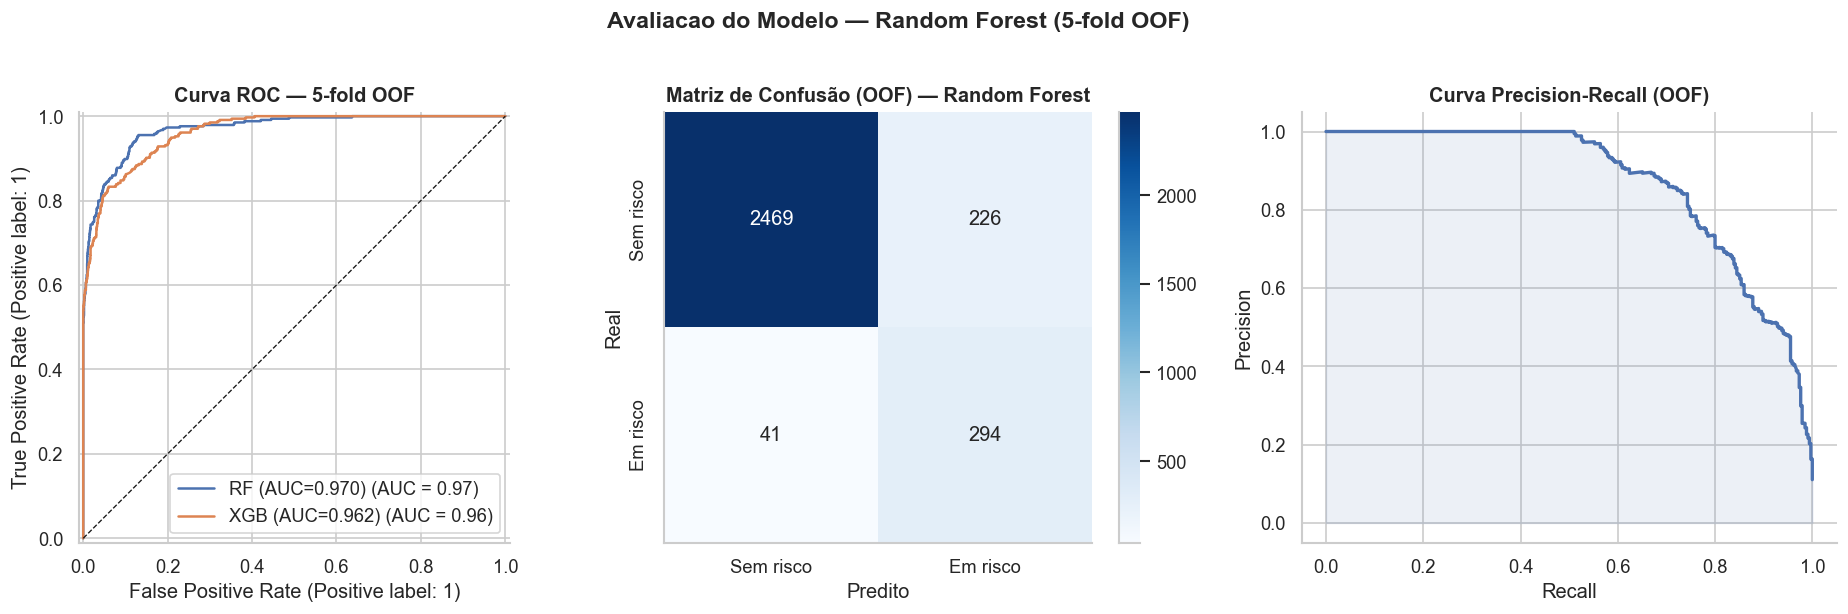
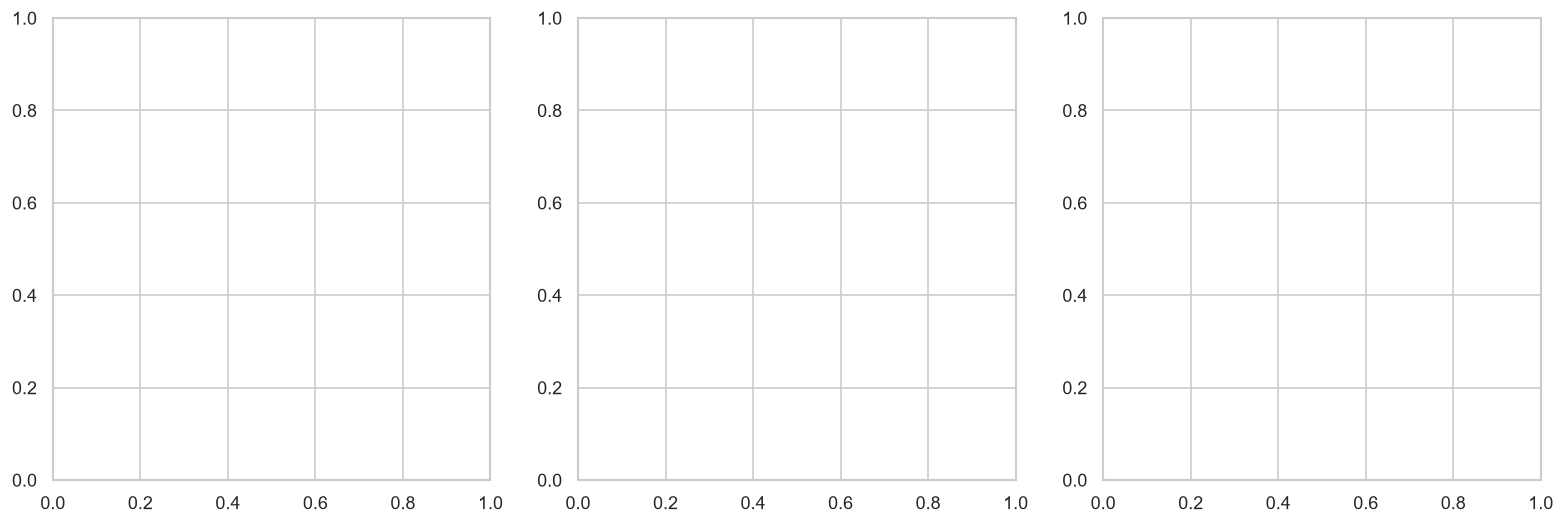
Unified diff of the notebook cell whose output changed from the first chart to the second:
--- before
+++ after
@@ -19,13 +19,23 @@
 
 # ── Plots usando previsões OOF ────────────────────────────────────────────────
+from sklearn.metrics import roc_curve
+
 fig, axes = plt.subplots(1, 3, figsize=(16, 5))
 
-RocCurveDisplay.from_predictions(y_all, rf_oof, ax=axes[0],
-                                  name=f'RF (AUC={rf_auc:.3f})', color=COLORS[0])
+# Desenhar curva ROC manualmente para melhor compatibilidade
+fpr_rf, tpr_rf, _ = roc_curve(y_all, rf_oof)
+axes[0].plot(fpr_rf, tpr_rf, color=COLORS[0], linewidth=2, 
+             label=f'RF (AUC={rf_auc:.3f})')
+
 if HAS_XGB and xgb_oof is not None:
-    RocCurveDisplay.from_predictions(y_all, xgb_oof, ax=axes[0],
-                                      name=f'XGB (AUC={xgb_auc:.3f})', color=COLORS[1])
+    fpr_xgb, tpr_xgb, _ = roc_curve(y_all, xgb_oof)
+    axes[0].plot(fpr_xgb, tpr_xgb, color=COLORS[1], linewidth=2,
+                 label=f'XGB (AUC={xgb_auc:.3f})')
+
 axes[0].plot([0,1],[0,1], 'k--', linewidth=0.8)
+axes[0].set_xlabel('False Positive Rate')
+axes[0].set_ylabel('True Positive Rate')
 axes[0].set_title('Curva ROC — 5-fold OOF', fontweight='bold')
+axes[0].legend()
 
 cm = confusion_matrix(y_all, (best_oof >= 0.5).astype(int))

Commit: FIX - Ajustes em imports do Machine Learning + Adição de conteúdo no EDA.PY